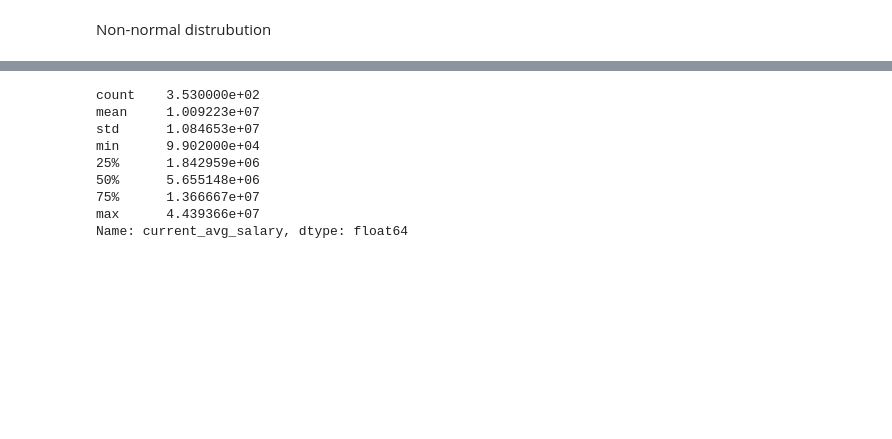
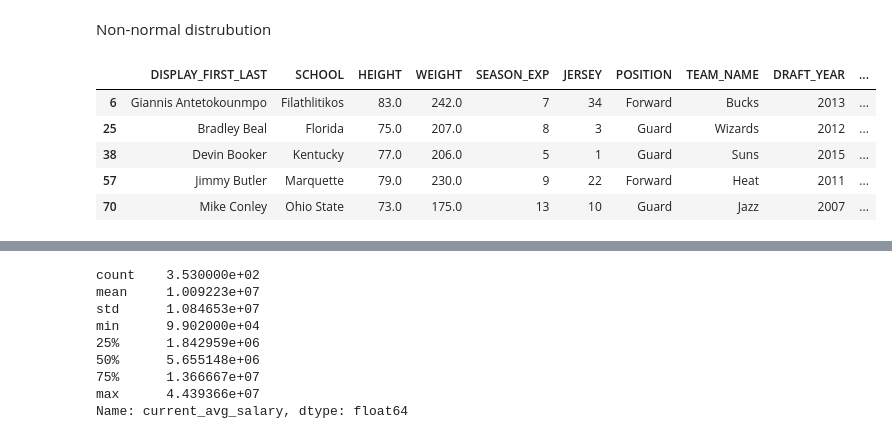
Before and after one commit to jinshuochen/Spring-Board-Capstone-Two, a Jupyter notebook: nba_player_salary/notebooks/03_exploratory_data_analysis.ipynb, the cells around one changed output, grey strips where cells are left out. Saved outputs shown, nothing was run; the diff lists cells and outputs as text; code cells hidden in the pictures; blank space fills up the shorter version.

```diff
--- a/nba_player_salary/notebooks/03_exploratory_data_analysis.ipynb
+++ b/nba_player_salary/notebooks/03_exploratory_data_analysis.ipynb
@@ -61,3 +118,12 @@ sns.histplot(data=df, x="current_avg_salary", bins = 30)
 [figure]
 # %% [markdown]
 Non-normal distrubution
+# %%
+df_star.head()
+# %% [output]
+|  | DISPLAY_FIRST_LAST | SCHOOL | HEIGHT | WEIGHT | SEASON_EXP | JERSEY | POSITION | TEAM_NAME | DRAFT_YEAR | ... |
+| 6 | Giannis Antetokounmpo | Filathlitikos | 83.0 | 242.0 | 7 | 34 | Forward | Bucks | 2013 | ... |
+| 25 | Bradley Beal | Florida | 75.0 | 207.0 | 8 | 3 | Guard | Wizards | 2012 | ... |
+| 38 | Devin Booker | Kentucky | 77.0 | 206.0 | 5 | 1 | Guard | Suns | 2015 | ... |
+| 57 | Jimmy Butler | Marquette | 79.0 | 230.0 | 9 | 22 | Forward | Heat | 2011 | ... |
+| 70 | Mike Conley | Ohio State | 73.0 | 175.0 | 13 | 10 | Guard | Jazz | 2007 | ... |
```
Also changed, not shown: parts of 29 cells of this notebook, 8 other files.
